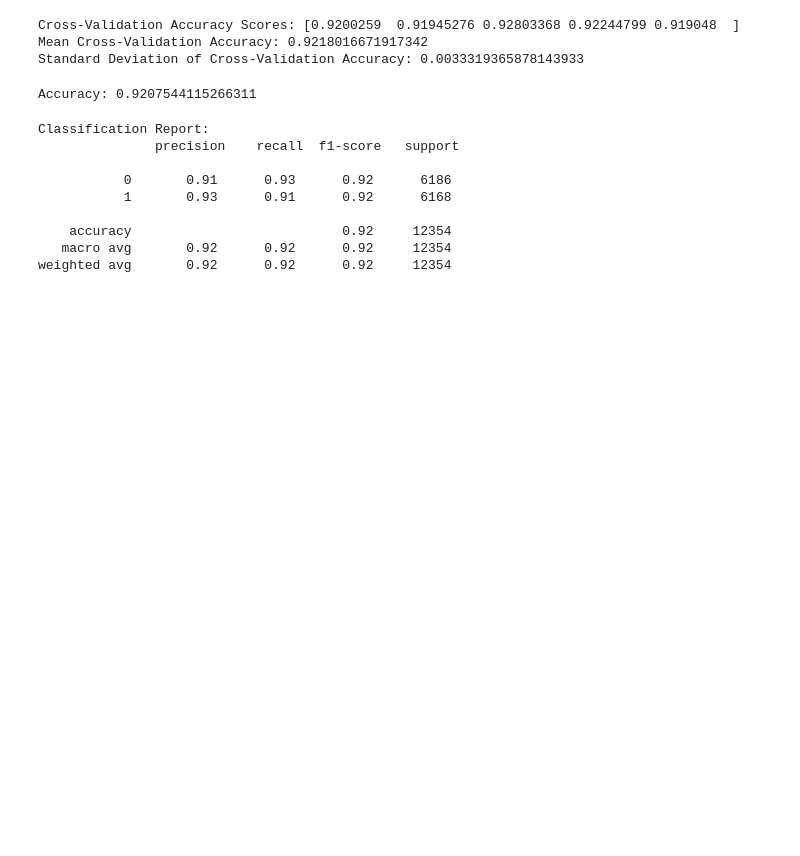
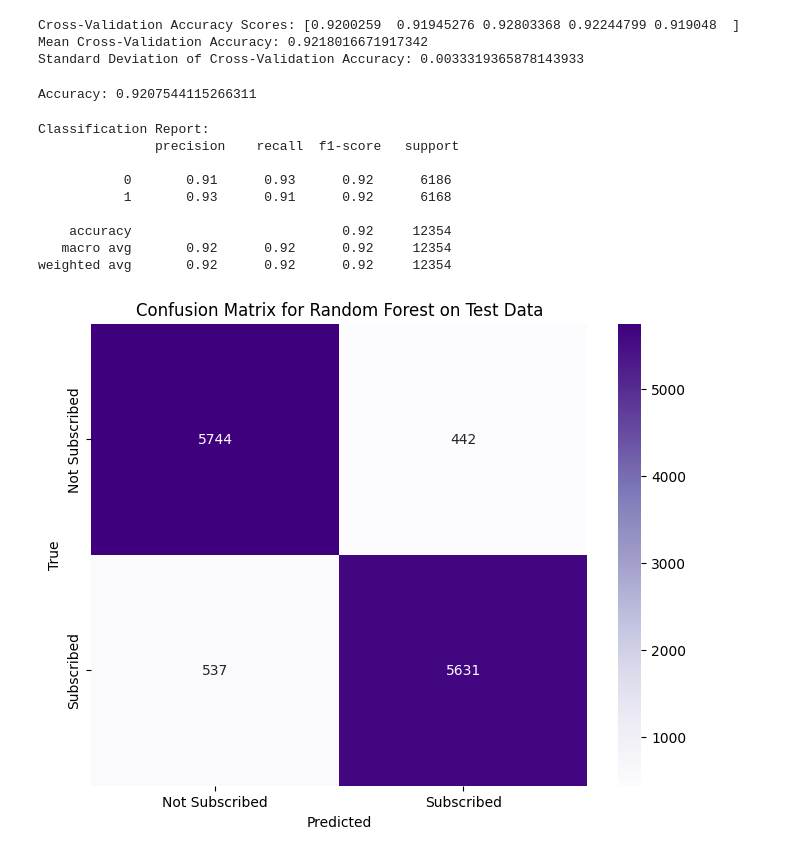
Before and after one commit to LahiWeer/2330902-ML_CW, a Jupyter notebook: ML models/Random forest model.ipynb, the cells around one changed output. Drawn from its saved outputs; the diff is of its cells as text; code cells hidden in the pictures; blank space fills up the shorter version.

```diff
--- a/ML models/Random forest model.ipynb
+++ b/ML models/Random forest model.ipynb
@@ -52,3 +52,20 @@ Classification Report:
     accuracy                           0.92     12354
    macro avg       0.92      0.92      0.92     12354
 weighted avg       0.92      0.92      0.92     12354
+# %%
+from sklearn.metrics import confusion_matrix
+import seaborn as sns
+import matplotlib.pyplot as plt
+
+# Step 13: Generate Confusion Matrix
+cm_rf = confusion_matrix(y_test, y_pred)
+
+# Step 14: Plot Confusion Matrix with Purples Color Map
+plt.figure(figsize=(8, 6))
+sns.heatmap(cm_rf, annot=True, fmt='d', cmap='Purples', xticklabels=['Not Subscribed', 'Subscribed'], yticklabels=['Not Subscribed', 'Subscribed'])
+plt.title('Confusion Matrix for Random Forest on Test Data')
+plt.xlabel('Predicted')
+plt.ylabel('True')
+plt.show()
+# %% [output]
+[figure, added]
```
